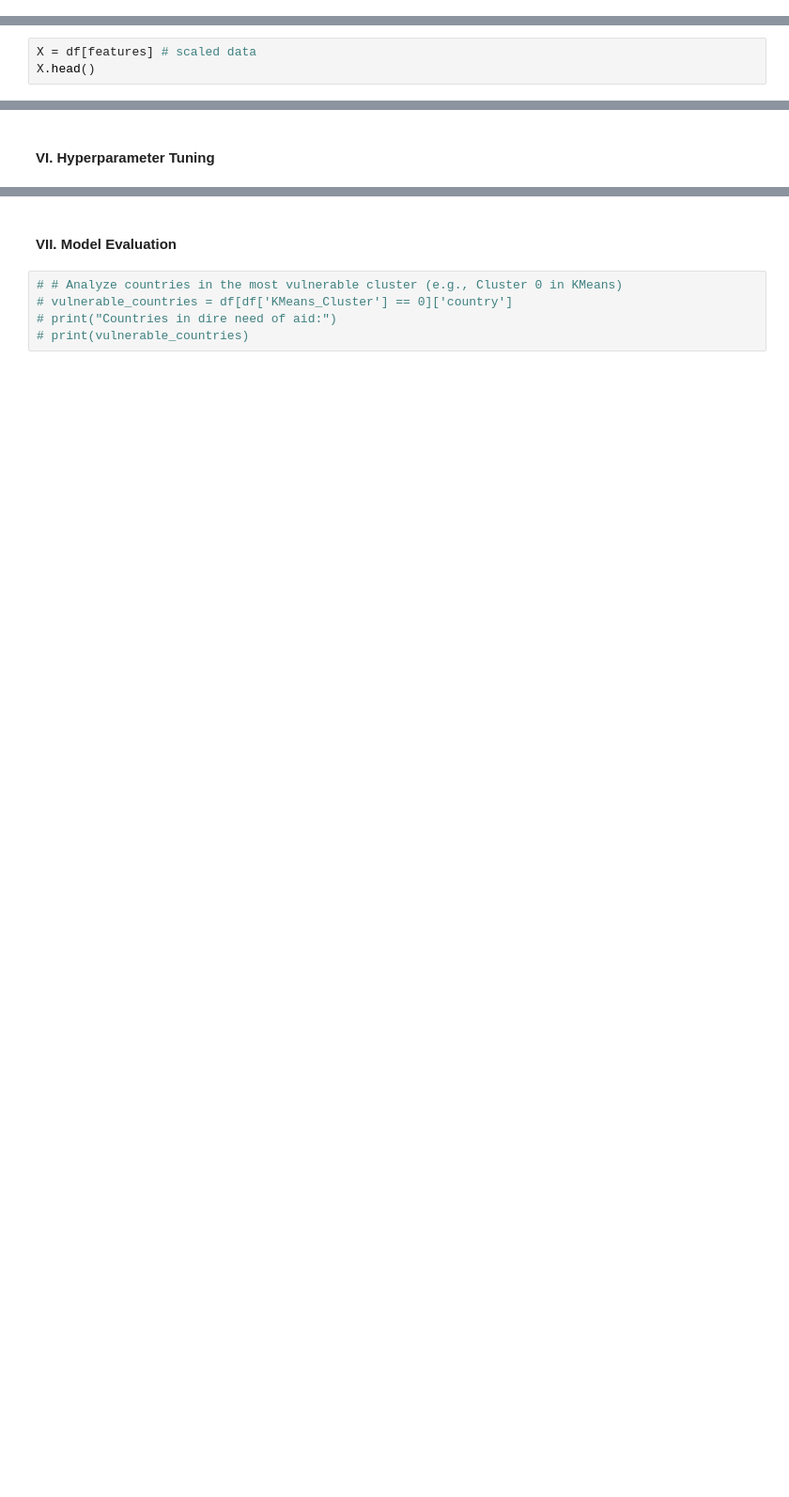
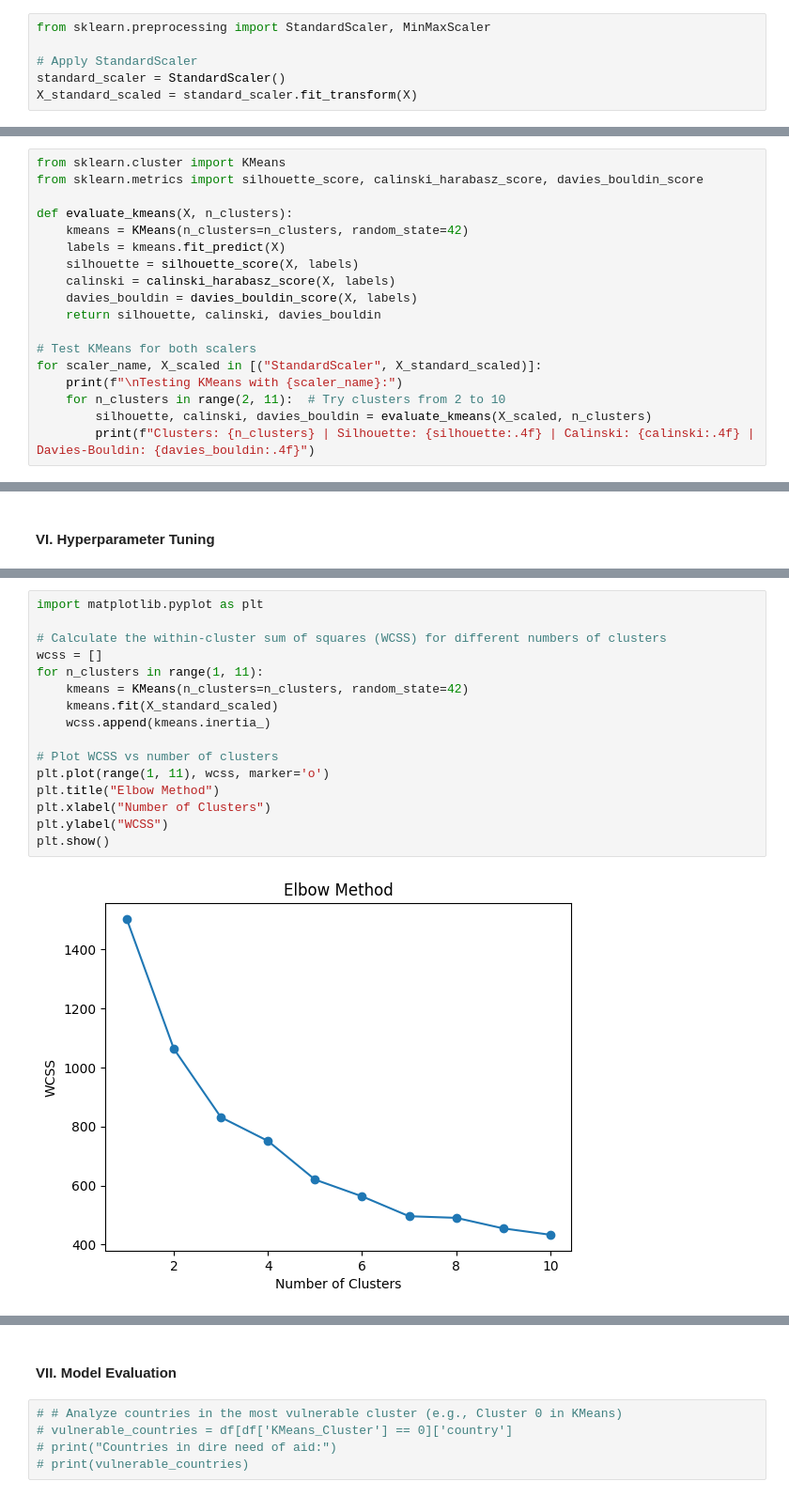
Before and after one commit to hirajya/CCADMACL_PROJECT_COM222, a Jupyter notebook: notebooks/ULCD.ipynb, the cells around one changed output, grey strips where cells are left out. Shown at 94% size. Saved outputs shown, nothing was run; the diff lists cells and outputs as text; blank space fills up the shorter version.

```diff
--- a/notebooks/ULCD.ipynb
+++ b/notebooks/ULCD.ipynb
@@ -167,5 +156,8 @@ df.head()
+# %%
+from sklearn.preprocessing import StandardScaler, MinMaxScaler
+
+# Apply StandardScaler
+standard_scaler = StandardScaler()
+X_standard_scaled = standard_scaler.fit_transform(X)
 # %% [markdown]
 #### V. Model Training
-# %%
-X = df[features] # scaled data
-X.head()
@@ -222,0 +166,18 @@ X.head()
+# %%
+from sklearn.cluster import KMeans
+from sklearn.metrics import silhouette_score, calinski_harabasz_score, davies_bouldin_score
+
+def evaluate_kmeans(X, n_clusters):
+    kmeans = KMeans(n_clusters=n_clusters, random_state=42)
+    labels = kmeans.fit_predict(X)
+    silhouette = silhouette_score(X, labels)
+    calinski = calinski_harabasz_score(X, labels)
+    davies_bouldin = davies_bouldin_score(X, labels)
+    return silhouette, calinski, davies_bouldin
+
+# Test KMeans for both scalers
+for scaler_name, X_scaled in [("StandardScaler", X_standard_scaled)]:
+    print(f"\nTesting KMeans with {scaler_name}:")
+    for n_clusters in range(2, 11):  # Try clusters from 2 to 10
+        silhouette, calinski, davies_bouldin = evaluate_kmeans(X_scaled, n_clusters)
+        print(f"Clusters: {n_clusters} | Silhouette: {silhouette:.4f} | Calinski: {calinski:.4f} | Davies-Bouldin: {davies_bouldin:.4f}")
@@ -242,0 +231,18 @@ X.head()
+# %%
+import matplotlib.pyplot as plt
+
+# Calculate the within-cluster sum of squares (WCSS) for different numbers of clusters
+wcss = []
+for n_clusters in range(1, 11):
+    kmeans = KMeans(n_clusters=n_clusters, random_state=42)
+    kmeans.fit(X_standard_scaled)
+    wcss.append(kmeans.inertia_)
+
+# Plot WCSS vs number of clusters
+plt.plot(range(1, 11), wcss, marker='o')
+plt.title("Elbow Method")
+plt.xlabel("Number of Clusters")
+plt.ylabel("WCSS")
+plt.show()
+# %% [output]
+[figure, added]
```
Also changed, not shown: parts of 13 cells of this notebook, 1 other file.
